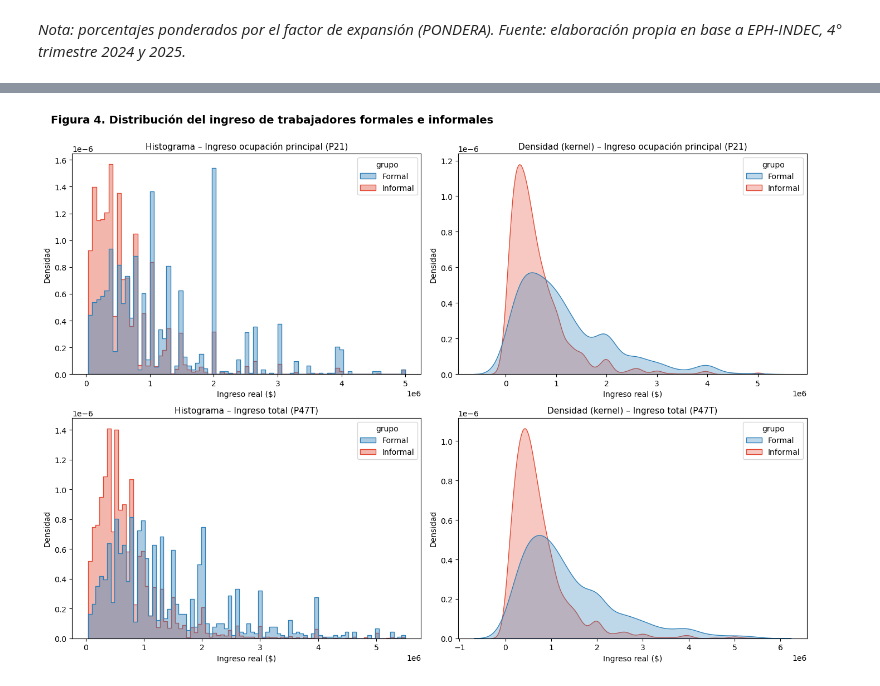
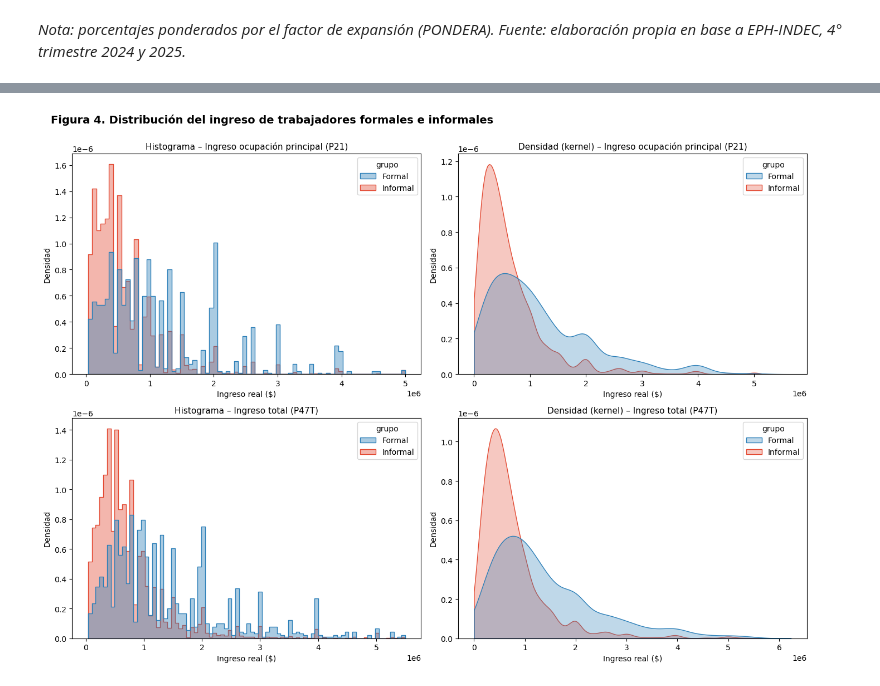
Before and after one commit to maylemes/TPs_Programacion_Grupo8, a Jupyter notebook: TP1/TP1_Programacion_Grupo8.ipynb, the cells around one changed output, grey strips where cells are left out. Cells and saved outputs as stored; diff of their text form; code cells hidden in the pictures.

```diff
--- a/TP1/TP1_Programacion_Grupo8.ipynb
+++ b/TP1/TP1_Programacion_Grupo8.ipynb
@@ -987,27 +1115,34 @@ ANO4
 2025    5755
 Name: count, dtype: int64
 # %%
-# Paso 2: construir la variable informal según Maurizio (cada categoría su criterio)
-# - Patrón (1): informal si establecimiento ≤5 empleados (PP04C <= 5)
-# - Cuentapropista (2): informal si NO profesional (NIVEL_ED < 6)
-# - Familiar sin remuneración (4): informal siempre (entra directo)
-
-import numpy as np
+# Paso 2: construir la variable informal según Maurizio & Monsalvo (Box 1)
+# - Patrón (1): formal si el establecimiento tiene 6 o más personas (PP04C >= 6).
+# - Cuentapropista (2): formal solo si es profesional, aproximado por superior
+#   universitaria completa. La condición es de IGUALDAD estricta (NIVEL_ED == 6)
+#   porque el 7 ("sin instrucción") no pertenece a la escala ordinal 1-6.
+# - Familiar sin remuneración (4): informal en todos los casos.
+# Los casos con Ns/Nr en la variable que define su criterio quedan SIN CLASIFICAR
+# (NaN): no se imputan, para no forzar el resultado en ninguna dirección.
 
 def clasificar_informal(row):
-    if row['CAT_OCUP'] == 1:          # Patrón
-        return 1 if row['PP04C'] <= 5 else 0
-    elif row['CAT_OCUP'] == 2:        # Cuentapropista
-        return 1 if row['NIVEL_ED'] < 6 else 0
-    elif row['CAT_OCUP'] == 4:        # Familiar sin remuneración
+    if row['CAT_OCUP'] == 1:                      # Patrón
+        if pd.isna(row['PP04C']):
+            return np.nan
+        return 0 if row['PP04C'] >= 6 else 1
+    elif row['CAT_OCUP'] == 2:                    # Cuentapropista
+        if pd.isna(row['NIVEL_ED']):
+            return np.nan
+        return 0 if row['NIVEL_ED'] == 6 else 1
+    elif row['CAT_OCUP'] == 4:                    # Familiar sin remuneración
         return 1
     return np.nan
 
 self_emp['informal'] = self_emp.apply(clasificar_informal, axis=1)
 
-print("Distribución formal/informal:")
+print("Distribución formal/informal (1 = Informal, 0 = Formal):")
 print(self_emp['informal'].value_counts(dropna=False))
-print("1 = Informal, 0 = Formal")
 print()
-print(f"% Informal: {self_emp['informal'].mean()*100:.1f}%")
+print("Sin clasificar (Ns/Nr en PP04C):", int(self_emp['informal'].isna().sum()),
+      "por año:", self_emp[self_emp['informal'].isna()]['ANO4'].value_counts().sort_index().to_dict())
+print(f"% Informal (sin ponderar): {self_emp['informal'].mean()*100:.1f}%")
 # %% [output]
@@ -1134,34 +1350,35 @@ fig, axes = plt.subplots(2, 2, figsize=(14, 10))
 colores = {'Formal': '#2c7fb8', 'Informal': '#e34a33'}
 
 # Panel 1 (arriba izq): Histograma P21
 sns.histplot(data=datos_p21, x='P21_real', hue='grupo', stat='density',
              common_norm=False, element='step', palette=colores, alpha=0.4, ax=axes[0,0])
 axes[0,0].set_title("Histograma – Ingreso ocupación principal (P21)", fontsize=11)
 axes[0,0].set_xlabel("Ingreso real ($)"); axes[0,0].set_ylabel("Densidad")
 
-# Panel 2 (arriba der): Kernel P21
-sns.kdeplot(data=datos_p21, x='P21_real', hue='grupo',
+# Panel 2 (arriba der): Kernel P21. clip=(0, None) evita que la densidad
+# estimada se extienda hacia ingresos negativos, que no existen en los datos
+sns.kdeplot(data=datos_p21, x='P21_real', hue='grupo', clip=(0, None),
             common_norm=False, fill=True, palette=colores, alpha=0.3, ax=axes[0,1])
 axes[0,1].set_title("Densidad (kernel) – Ingreso ocupación principal (P21)", fontsize=11)
 axes[0,1].set_xlabel("Ingreso real ($)"); axes[0,1].set_ylabel("Densidad")
 
 # Panel 3 (abajo izq): Histograma P47T
 sns.histplot(data=datos_p47, x='P47T_real', hue='grupo', stat='density',
              common_norm=False, element='step', palette=colores, alpha=0.4, ax=axes[1,0])
 axes[1,0].set_title("Histograma – Ingreso total (P47T)", fontsize=11)
 axes[1,0].set_xlabel("Ingreso real ($)"); axes[1,0].set_ylabel("Densidad")
 
 # Panel 4 (abajo der): Kernel P47T
-sns.kdeplot(data=datos_p47, x='P47T_real', hue='grupo',
+sns.kdeplot(data=datos_p47, x='P47T_real', hue='grupo', clip=(0, None),
             common_norm=False, fill=True, palette=colores, alpha=0.3, ax=axes[1,1])
 axes[1,1].set_title("Densidad (kernel) – Ingreso total (P47T)", fontsize=11)
 axes[1,1].set_xlabel("Ingreso real ($)"); axes[1,1].set_ylabel("Densidad")
 
 fig.suptitle("Figura 4. Distribución del ingreso de trabajadores formales e informales",
              fontsize=14, fontweight='bold', x=0.02, ha='left', y=1.00)
 
 plt.tight_layout()
 plt.savefig('output/fig4_distribuciones.png', dpi=150, bbox_inches='tight')
 plt.show()
 # %% [output]
-[figure, old version]
+[figure, new version]
```
Also changed, not shown: parts of 42 cells of this notebook, 5 other files.
